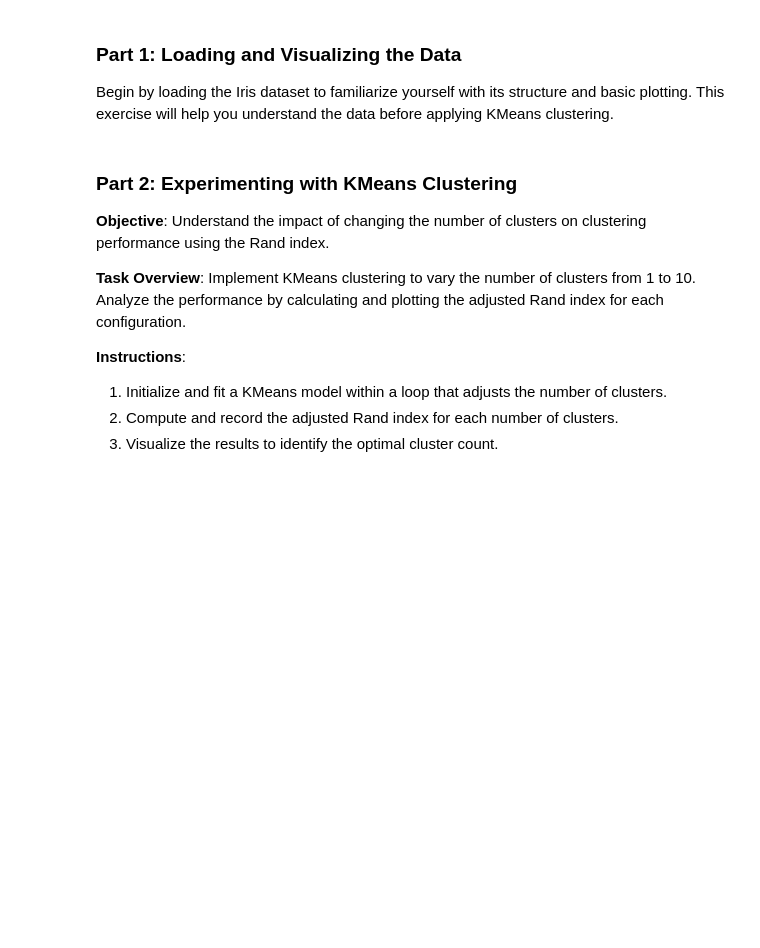
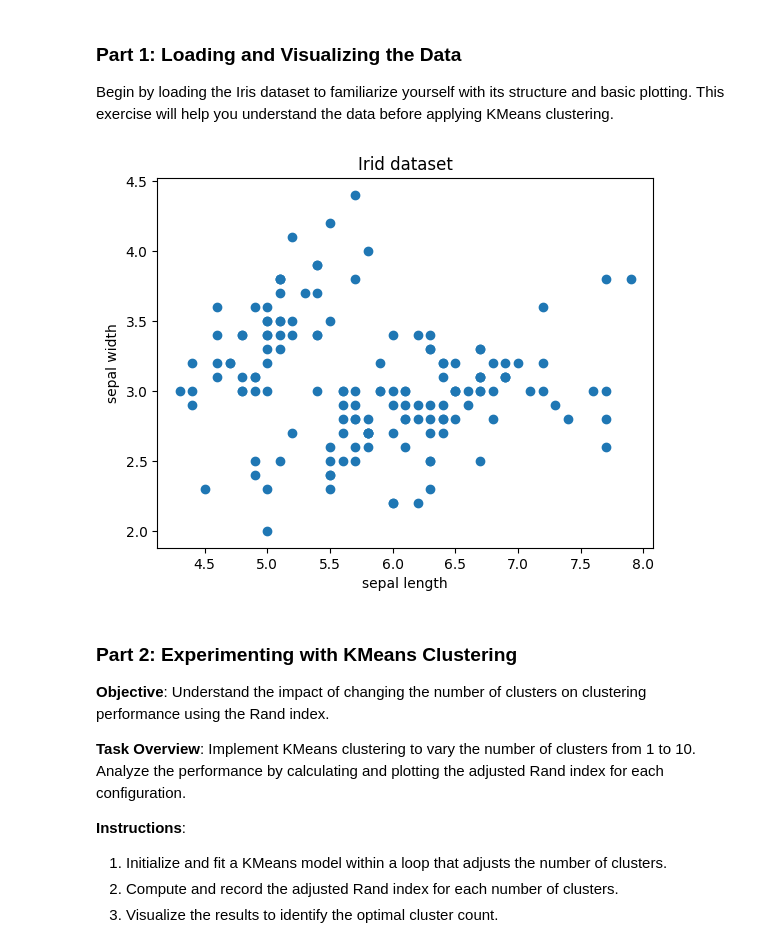
Before and after one commit to basilelt/fouille-de-donnees, a Jupyter notebook: kmeans/6_Kmeans.ipynb, the cells around one changed output. Saved outputs shown, nothing was run; the diff lists cells and outputs as text; code cells hidden in the pictures; blank space fills up the shorter version.

```diff
--- a/kmeans/6_Kmeans.ipynb
+++ b/kmeans/6_Kmeans.ipynb
@@ -15,15 +15,25 @@ Begin by loading the Iris dataset to familiarize yourself with its structure and
 # %%
 import pandas as pd
 import matplotlib.pyplot as plt
 from sklearn.datasets import load_iris
 
 # Load the Iris dataset
 iris = load_iris()
 iris_df = pd.DataFrame(data=iris.data, columns=iris.feature_names)
 
 # TODO: Plot the sepal length vs sepal width
 # Use plt.scatter() to create a scatter plot
 # Set appropriate labels and title using plt.xlabel(), plt.ylabel(), plt.title()
+x = iris_df[iris_df.columns[0]]
+y = iris_df[iris_df.columns[1]]
+
+plt.scatter(x, y)
+plt.xlabel("sepal length")
+plt.ylabel("sepal width")
+plt.title("Irid dataset")
+plt.show()
+# %% [output]
+[figure, added]
 # %% [markdown]
 ### Part 2: Experimenting with KMeans Clustering
 
```
Also changed, not shown: parts of 1 cell of this notebook, 1 other file.
